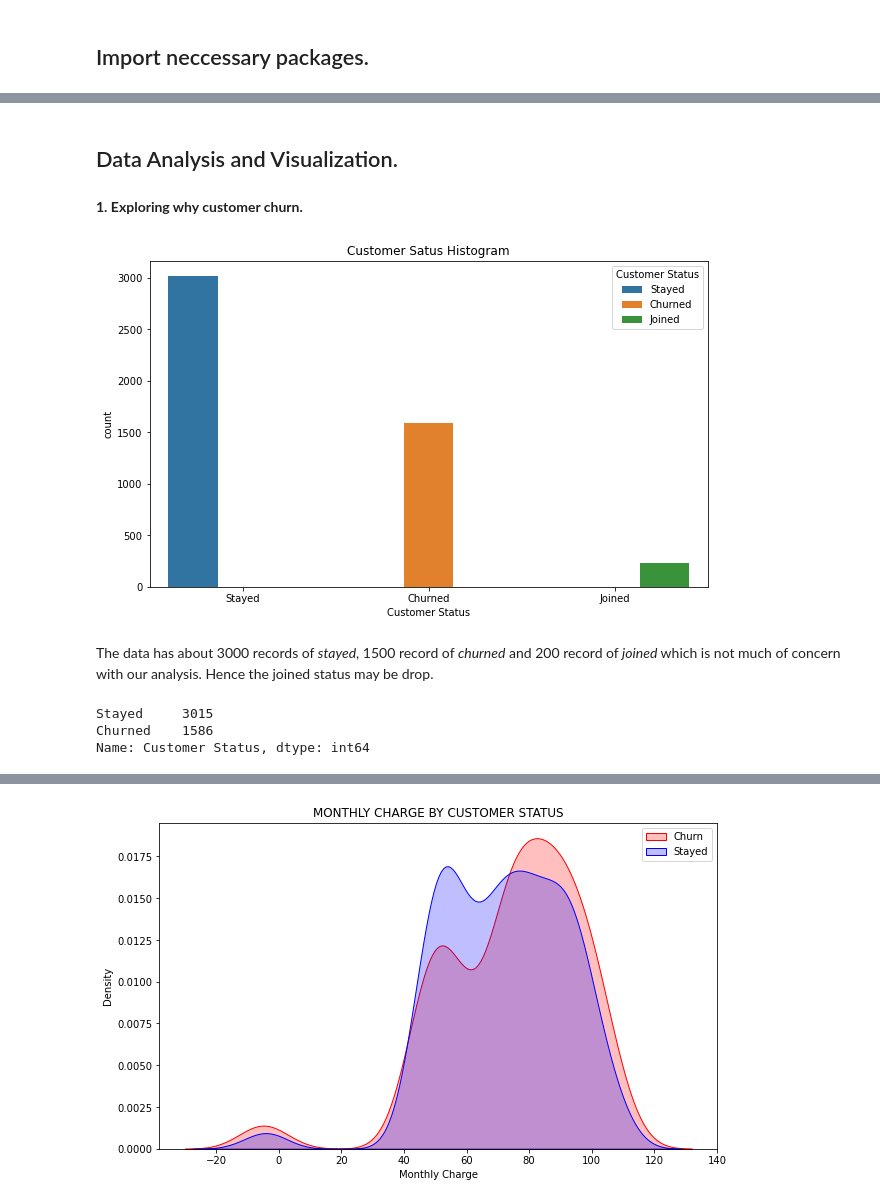
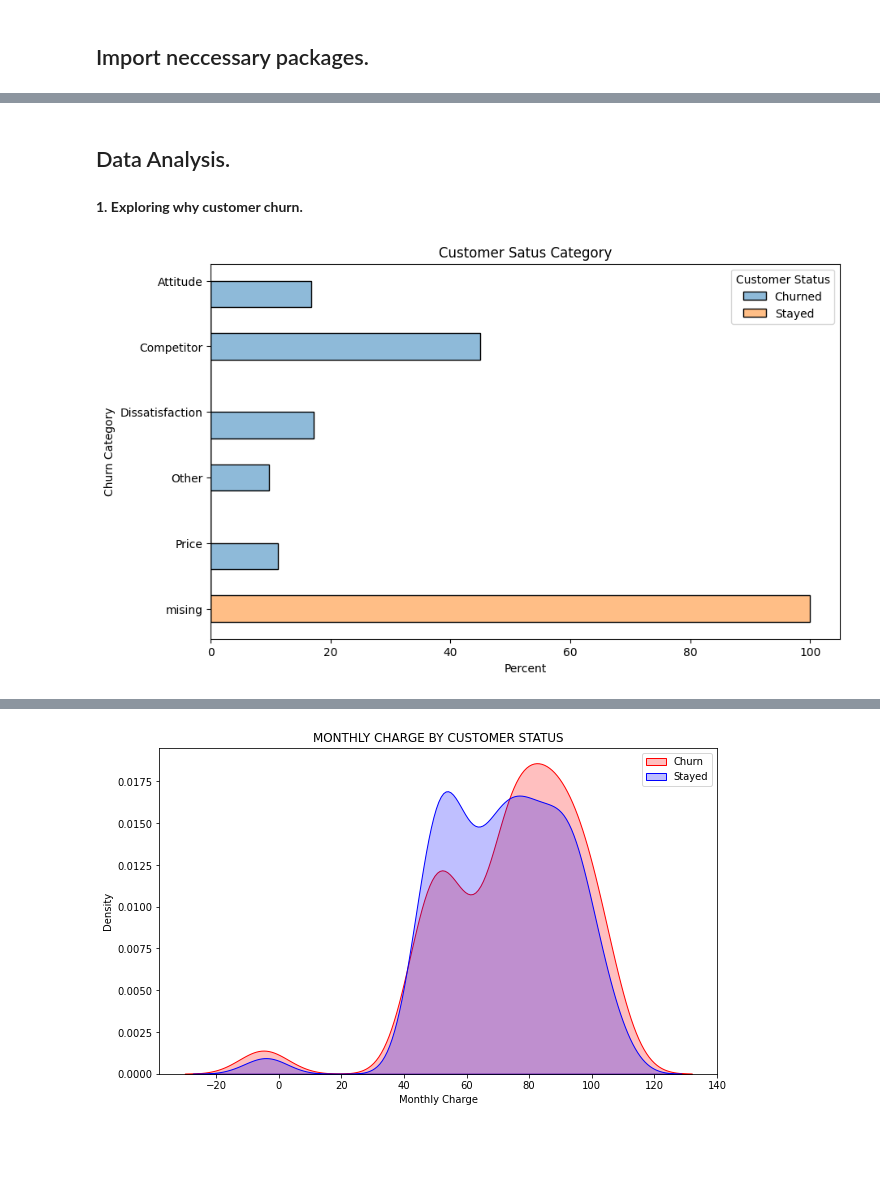
Before and after one commit to JUBRIL-ADEBOGUN/Telecom-Customer-Churn, a Jupyter notebook: Customer-Churn-Analysis.ipynb, the cells around one changed output, grey strips where cells are left out. Saved outputs shown, nothing was run; the diff lists cells and outputs as text; code cells hidden in the pictures; blank space fills up the shorter version.

Commit message:
step-by-step analysis.

```diff
--- a/Customer-Churn-Analysis.ipynb
+++ b/Customer-Churn-Analysis.ipynb
@@ -52,0 +117,11 @@ The data consist of 4835 rows and 37 columns
+# %%
+def resolve_dtype(df):
+    for col in df.columns:
+        if df[col].dtypes == 'int64':
+            df[col] = df[col].astype('int32')
+        elif df[col].dtypes == 'float64':
+            df[col] = df[col].astype('float32')
+        else:
+            df[col] = df[col].astype('category')
+
+    return df
@@ -52,0 +143,10 @@ The data consist of 4835 rows and 37 columns
+# %%
+columns = ['Gender','Age', 'Tenure in Months', 'Offer', 'Number of Dependents', 'Number of Referrals','Multiple Lines',
+       'Internet Service', 'Internet Type', 'Online Security', 'Device Protection Plan',
+       'Premium Tech Support', 'Streaming TV', 'Streaming Movies', 'Unlimited Data',
+       'Streaming Music', 'Unlimited Data', 'Contract',
+       'Payment Method', 'Monthly Charge', 'Total Refunds',
+       'Total Extra Data Charges', 'Total Long Distance Charges',
+       'Total Revenue', 'Customer Status', 'Churn Category', 'Churn Reason']
+
+df = df[columns].copy()
@@ -52,0 +173,4 @@ The data consist of 4835 rows and 37 columns
+# %%
+df.fillna('mising', inplace=True)
+
+df.isnull().sum().any()
@@ -52,0 +179,2 @@ The data consist of 4835 rows and 37 columns
+# %%
+df = resolve_dtype(df)
@@ -53,20 +208,11 @@ The data consist of 4835 rows and 37 columns
 # %% [markdown]
-## Data Analysis and Visualization.
+## Data Analysis.
 # %% [markdown]
 **1. Exploring why customer churn.**
 # %%
 plt.figure(figsize=(10,6))
-sns.countplot(data=df, x='Customer Status', hue='Customer Status')
-plt.title('Customer Satus Histogram')
+sns.histplot(data=df, hue='Customer Status', y='Churn Category',  stat='percent', discrete=False, binwidth=0.4, common_norm=False)
+plt.title('Customer Satus Category')
 plt.show()
 # %% [output]
-[figure, old version]
+[figure, new version]
-# %% [markdown]
-The data has about 3000 records of *stayed*, 1500 record of *churned* and 200 record of *joined* which is not much of concern with our analysis. Hence the joined status may be drop.
-# %%
-df = df.drop(df[df['Customer Status'] == 'Joined'].index, axis=0)
-df['Customer Status'].value_counts()
-# %% [output]
-Stayed     3015
-Churned    1586
-Name: Customer Status, dtype: int64
```
Also changed, not shown: parts of 41 cells of this notebook, 2 other files.
